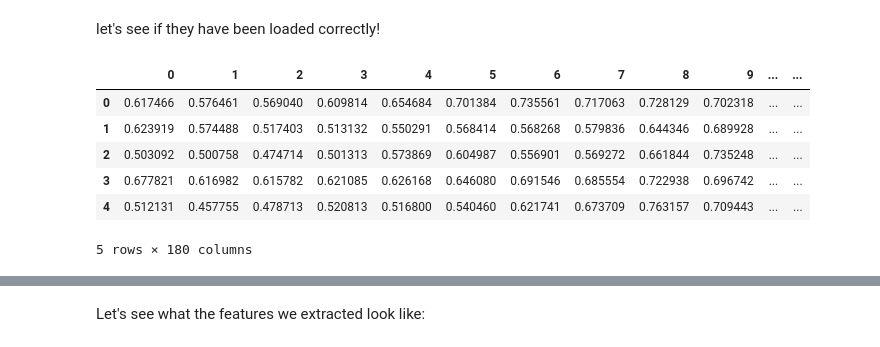
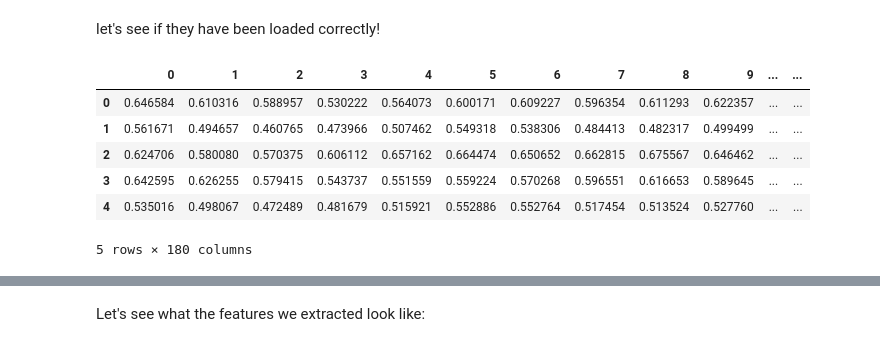
Before and after one commit to goose2711/Week4-Neural_Network, a Jupyter notebook: Week4__Neural_Networks.ipynb, the cells around one changed output, grey strips where cells are left out. Saved outputs shown, nothing was run; the diff lists cells and outputs as text; code cells hidden in the pictures.

```diff
--- a/Week4__Neural_Networks.ipynb
+++ b/Week4__Neural_Networks.ipynb
@@ -226,12 +218,22 @@ emotions=pd.read_excel('/content/drive/MyDrive/emotionsRavdess.xlsx',index_col=0
+# %%
+#I chose to load both features and emotions of Ravdess and Merged Dataset in one cell
+
+# Ravdess Only features and emotions
+featuresRavdess=pd.read_excel('/content/drive/MyDrive/featuresRavdess.xlsx',index_col=0)
+emotionsRavdess=pd.read_excel('/content/drive/MyDrive/emotionsRavdess.xlsx',index_col=0)
+
+# Merged (Ravdess + EMODB) features and emotions
+featuresMerged=pd.read_excel('/content/drive/MyDrive/featuresMerged.xlsx',index_col=0)
+emotionsMerged=pd.read_excel('/content/drive/MyDrive/emotionsMerged.xlsx',index_col=0)
 # %% [markdown]
 let's see if they have been loaded correctly!
 # %%
-features.head()
+featuresRavdess.head()
 # %% [output]
 |  | 0 | 1 | 2 | 3 | 4 | 5 | 6 | 7 | 8 | 9 | ... | ... |
-| 0 | 0.617466 | 0.576461 | 0.569040 | 0.609814 | 0.654684 | 0.701384 | 0.735561 | 0.717063 | 0.728129 | 0.702318 | ... | ... |
-| 1 | 0.623919 | 0.574488 | 0.517403 | 0.513132 | 0.550291 | 0.568414 | 0.568268 | 0.579836 | 0.644346 | 0.689928 | ... | ... |
-| 2 | 0.503092 | 0.500758 | 0.474714 | 0.501313 | 0.573869 | 0.604987 | 0.556901 | 0.569272 | 0.661844 | 0.735248 | ... | ... |
-| 3 | 0.677821 | 0.616982 | 0.615782 | 0.621085 | 0.626168 | 0.646080 | 0.691546 | 0.685554 | 0.722938 | 0.696742 | ... | ... |
-| 4 | 0.512131 | 0.457755 | 0.478713 | 0.520813 | 0.516800 | 0.540460 | 0.621741 | 0.673709 | 0.763157 | 0.709443 | ... | ... |
+| 0 | 0.646584 | 0.610316 | 0.588957 | 0.530222 | 0.564073 | 0.600171 | 0.609227 | 0.596354 | 0.611293 | 0.622357 | ... | ... |
+| 1 | 0.561671 | 0.494657 | 0.460765 | 0.473966 | 0.507462 | 0.549318 | 0.538306 | 0.484413 | 0.482317 | 0.499499 | ... | ... |
+| 2 | 0.624706 | 0.580080 | 0.570375 | 0.606112 | 0.657162 | 0.664474 | 0.650652 | 0.662815 | 0.675567 | 0.646462 | ... | ... |
+| 3 | 0.642595 | 0.626255 | 0.579415 | 0.543737 | 0.551559 | 0.559224 | 0.570268 | 0.596551 | 0.616653 | 0.589645 | ... | ... |
+| 4 | 0.535016 | 0.498067 | 0.472489 | 0.481679 | 0.515921 | 0.552886 | 0.552764 | 0.517454 | 0.513524 | 0.527760 | ... | ... |
 5 rows × 180 columns
```
Also changed, not shown: parts of 12 cells of this notebook.
